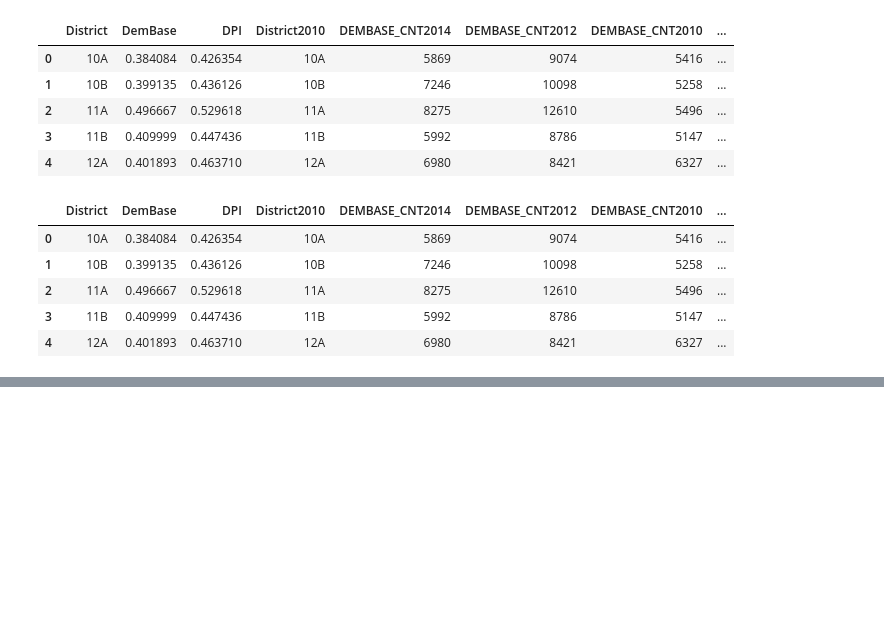
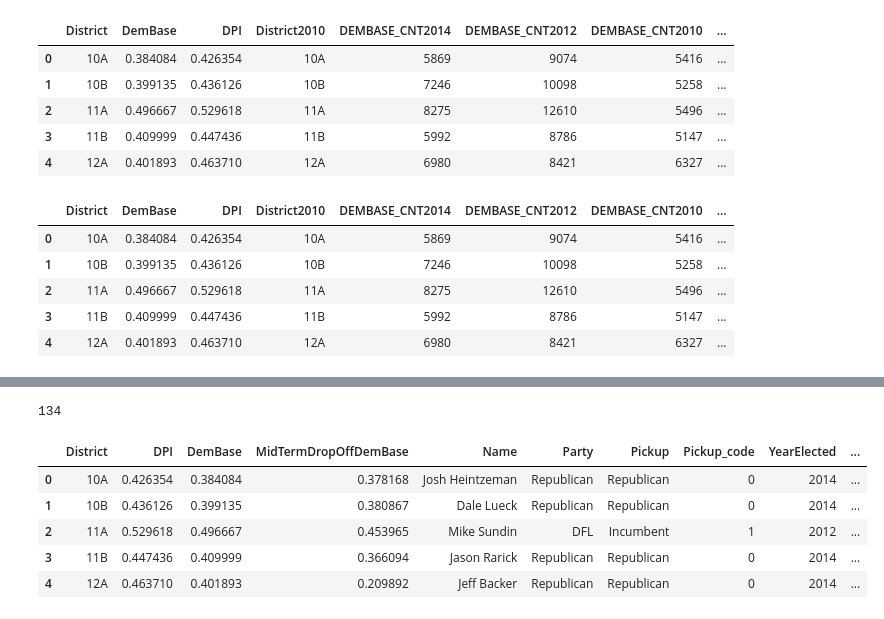
Before and after one commit to NickyThreeNames/ElectionStatsandMap, a Jupyter notebook: ElectionResults.ipynb, the cells around one changed output, grey strips where cells are left out. Cells and saved outputs as stored; diff of their text form; code cells hidden in the pictures; blank space fills up the shorter version.

Commit message:
Updated election results notebook, added legislator info notebook, and added new map file

```diff
--- a/ElectionResults.ipynb
+++ b/ElectionResults.ipynb
@@ -287,7 +288,8 @@ districts.head()
 # %%
 districts['OffYrDemBase'] = (districts['DEMBASE_CNT2014']+districts['DEMBASE_CNT2010'])/2
 districts['MidTermDropOffDemBase'] = ((districts['OffYrDemBase']/districts['DEMBASE_CNT2012'])-1).abs()
-districts = districts
+districts['DropOffPercent'] = (districts['DemBase'] - districts['MidTermDropOffDemBase'])
+districts.head()
 # %% [output]
 |  | District | DemBase | DPI | District2010 | DEMBASE_CNT2014 | DEMBASE_CNT2012 | DEMBASE_CNT2010 | ... |
 | 0 | 10A | 0.384084 | 0.426354 | 10A | 5869 | 9074 | 5416 | ... |
@@ -295,3 +297,8 @@ districts = districts
 | 2 | 11A | 0.496667 | 0.529618 | 11A | 8275 | 12610 | 5496 | ... |
 | 3 | 11B | 0.409999 | 0.447436 | 11B | 5992 | 8786 | 5147 | ... |
 | 4 | 12A | 0.401893 | 0.463710 | 12A | 6980 | 8421 | 6327 | ... |
+# %%
+cols_for_final_stats = ['District', 'DPI', 'DemBase', 'MidTermDropOffDemBase']
+stateHouseStats = districts[cols_for_final_stats]
+stateHouseStats = pd.DataFrame(stateHouseStats)
+stateHouseStats.head()
@@ -297,0 +312,5 @@ districts = districts
+# %%
+#from another notebook, I created info on legislators.  We'll read that in and merge.
+
+legislators = pd.read_csv("legislator_info_2016.csv", header = False)
+legislators.head()
@@ -297,0 +324,18 @@ districts = districts
+# %%
+stateHouseStats2016 = pd.merge(stateHouseStats, legislators, left_on = 'District', right_on = 'District', how = 'inner')
+stateHouseStats2016.shape[0]
+# %% [output]
+134
+# %%
+#add in 2014 state house results and governor results for dems
+repGov = ['MNLEGPERC2014', 'MNGOVPERC2014', 'District2010']
+repAndGov2014 = emaster[repGov]
+sHStats2016 = pd.merge(stateHouseStats2016, repAndGov2014, left_on = 'District', right_on = 'District2010', how = 'inner')
+sHStats2016.head()
+# %% [output]
+|  | District | DPI | DemBase | MidTermDropOffDemBase | Name | Party | Pickup | Pickup_code | YearElected | ... |
+| 0 | 10A | 0.426354 | 0.384084 | 0.378168 | Josh Heintzeman | Republican | Republican | 0 | 2014 | ... |
+| 1 | 10B | 0.436126 | 0.399135 | 0.380867 | Dale Lueck | Republican | Republican | 0 | 2014 | ... |
+| 2 | 11A | 0.529618 | 0.496667 | 0.453965 | Mike Sundin | DFL | Incumbent | 1 | 2012 | ... |
+| 3 | 11B | 0.447436 | 0.409999 | 0.366094 | Jason Rarick | Republican | Republican | 0 | 2014 | ... |
+| 4 | 12A | 0.463710 | 0.401893 | 0.209892 | Jeff Backer | Republican | Republican | 0 | 2014 | ... |
```
Also changed, not shown: parts of 4 cells of this notebook, 1 other file.
